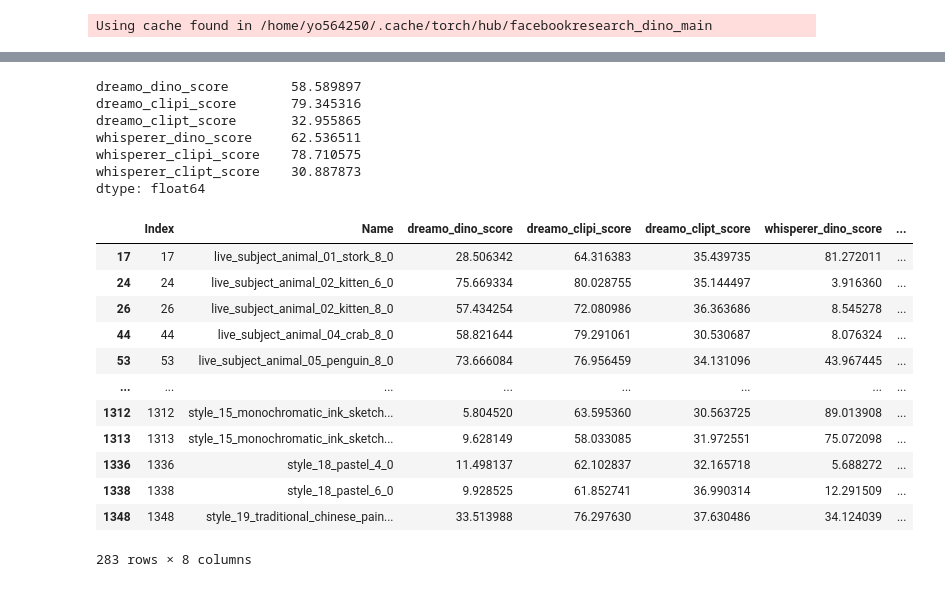
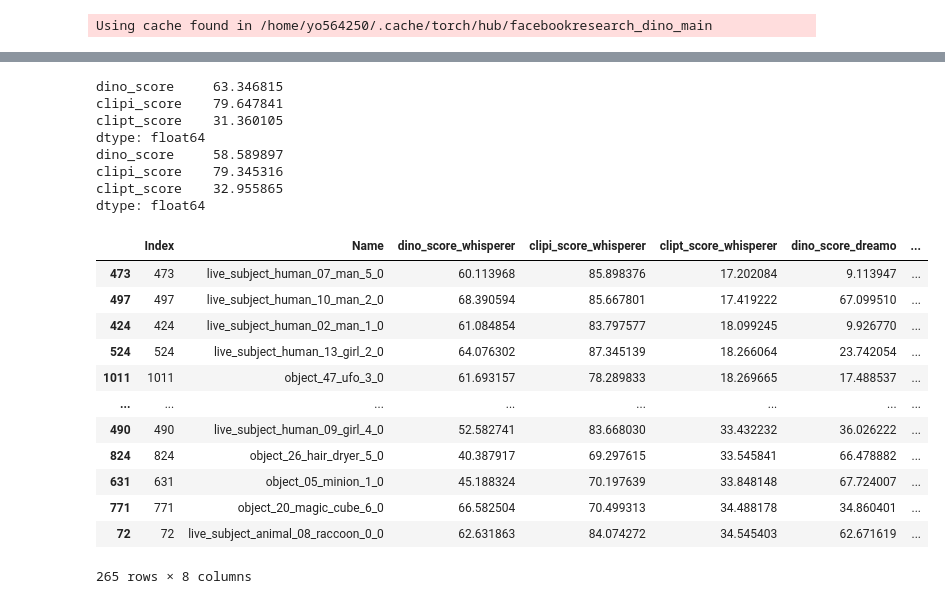
Before and after one commit to yj7082126/musubi-tuner, a Jupyter notebook: src/practice/test_seg_4_4.ipynb, the cells around one changed output, grey strips where cells are left out. Cells and saved outputs as stored; diff of their text form; code cells hidden in the pictures.

Commit message:
edit dreambench

```diff
--- a/src/practice/test_seg_4_4.ipynb
+++ b/src/practice/test_seg_4_4.ipynb
@@ -259,31 +285,36 @@ Using cache found in /home/yo564250/.cache/torch/hub/facebookresearch_dino_main
 # %%
 save_dir = Path("/groups/chenchen/patrick/dreambench_plus/samples/whisperer_20251029_233840_seed42_copy")
 
-df = pd.read_csv("/groups/chenchen/patrick/dreambench_plus/dreamo_whisperer.csv")
-print(df[['dreamo_dino_score', 'dreamo_clipi_score',
-       'dreamo_clipt_score', 'whisperer_dino_score', 'whisperer_clipi_score',
-       'whisperer_clipt_score']].mean())
+df1 = pd.read_csv("/groups/chenchen/patrick/dreambench_plus/whisperer_20251029_233840_seed42_copy.csv")
+df1.columns = ['Index', 'Name', 'dino_score', 'clipi_score', 'clipt_score']
+print(df1[['dino_score', 'clipi_score', 'clipt_score']].mean())
+df2 = pd.read_csv("/groups/chenchen/patrick/dreambench_plus/dreamo_20251031_083507.csv")
+df2.columns = ['Index', 'Name', 'dino_score', 'clipi_score', 'clipt_score']
+print(df2[['dino_score', 'clipi_score', 'clipt_score']].mean())
 
-df2 = df.loc[(df.whisperer_clipt_score < 25) | (df.whisperer_clipi_score < 65)]
-df2
+df = pd.merge(df1, df2, on=['Index', 'Name'], suffixes=('_whisperer', '_dreamo'))
+
+tmp = df.loc[(df.clipt_score_whisperer - df.clipt_score_dreamo < -5)].sort_values(by=['clipt_score_whisperer'])
+tmp
 # %% [output]
-dreamo_dino_score        58.589897
-dreamo_clipi_score       79.345316
-dreamo_clipt_score       32.955865
-whisperer_dino_score     62.536511
-whisperer_clipi_score    78.710575
-whisperer_clipt_score    30.887873
+dino_score     63.346815
+clipi_score    79.647841
+clipt_score    31.360105
 dtype: float64
+dino_score     58.589897
+clipi_score    79.345316
+clipt_score    32.955865
+dtype: float64
-|  | Index | Name | dreamo_dino_score | dreamo_clipi_score | dreamo_clipt_score | whisperer_dino_score | ... |
-| 17 | 17 | live_subject_animal_01_stork_8_0 | 28.506342 | 64.316383 | 35.439735 | 81.272011 | ... |
-| 24 | 24 | live_subject_animal_02_kitten_6_0 | 75.669334 | 80.028755 | 35.144497 | 3.916360 | ... |
-| 26 | 26 | live_subject_animal_02_kitten_8_0 | 57.434254 | 72.080986 | 36.363686 | 8.545278 | ... |
-| 44 | 44 | live_subject_animal_04_crab_8_0 | 58.821644 | 79.291061 | 30.530687 | 8.076324 | ... |
-| 53 | 53 | live_subject_animal_05_penguin_8_0 | 73.666084 | 76.956459 | 34.131096 | 43.967445 | ... |
+|  | Index | Name | dino_score_whisperer | clipi_score_whisperer | clipt_score_whisperer | dino_score_dreamo | ... |
+| 473 | 473 | live_subject_human_07_man_5_0 | 60.113968 | 85.898376 | 17.202084 | 9.113947 | ... |
+| 497 | 497 | live_subject_human_10_man_2_0 | 68.390594 | 85.667801 | 17.419222 | 67.099510 | ... |
+| 424 | 424 | live_subject_human_02_man_1_0 | 61.084854 | 83.797577 | 18.099245 | 9.926770 | ... |
+| 524 | 524 | live_subject_human_13_girl_2_0 | 64.076302 | 87.345139 | 18.266064 | 23.742054 | ... |
+| 1011 | 1011 | object_47_ufo_3_0 | 61.693157 | 78.289833 | 18.269665 | 17.488537 | ... |
 | ... | ... | ... | ... | ... | ... | ... | ... |
-| 1312 | 1312 | style_15_monochromatic_ink_sketch... | 5.804520 | 63.595360 | 30.563725 | 89.013908 | ... |
-| 1313 | 1313 | style_15_monochromatic_ink_sketch... | 9.628149 | 58.033085 | 31.972551 | 75.072098 | ... |
-| 1336 | 1336 | style_18_pastel_4_0 | 11.498137 | 62.102837 | 32.165718 | 5.688272 | ... |
-| 1338 | 1338 | style_18_pastel_6_0 | 9.928525 | 61.852741 | 36.990314 | 12.291509 | ... |
-| 1348 | 1348 | style_19_traditional_chinese_pain... | 33.513988 | 76.297630 | 37.630486 | 34.124039 | ... |
+| 490 | 490 | live_subject_human_09_girl_4_0 | 52.582741 | 83.668030 | 33.432232 | 36.026222 | ... |
+| 824 | 824 | object_26_hair_dryer_5_0 | 40.387917 | 69.297615 | 33.545841 | 66.478882 | ... |
+| 631 | 631 | object_05_minion_1_0 | 45.188324 | 70.197639 | 33.848148 | 67.724007 | ... |
+| 771 | 771 | object_20_magic_cube_6_0 | 66.582504 | 70.499313 | 34.488178 | 34.860401 | ... |
+| 72 | 72 | live_subject_animal_08_raccoon_0_0 | 62.631863 | 84.074272 | 34.545403 | 62.671619 | ... |
-283 rows × 8 columns
+265 rows × 8 columns
```
Also changed, not shown: parts of 11 cells of this notebook, 2 other files.
